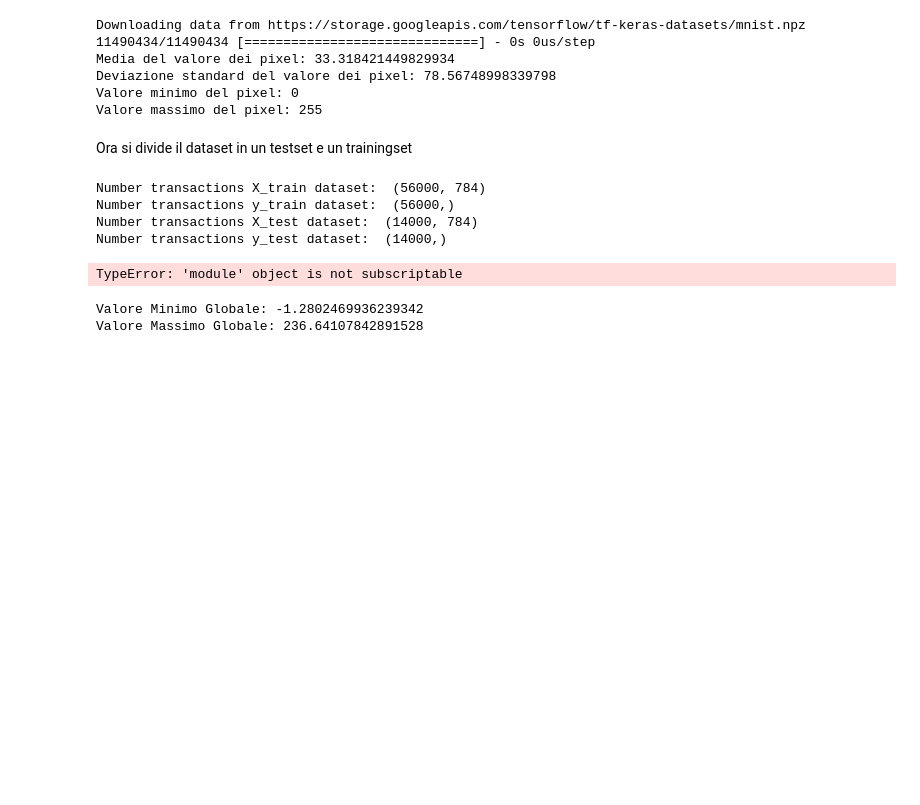
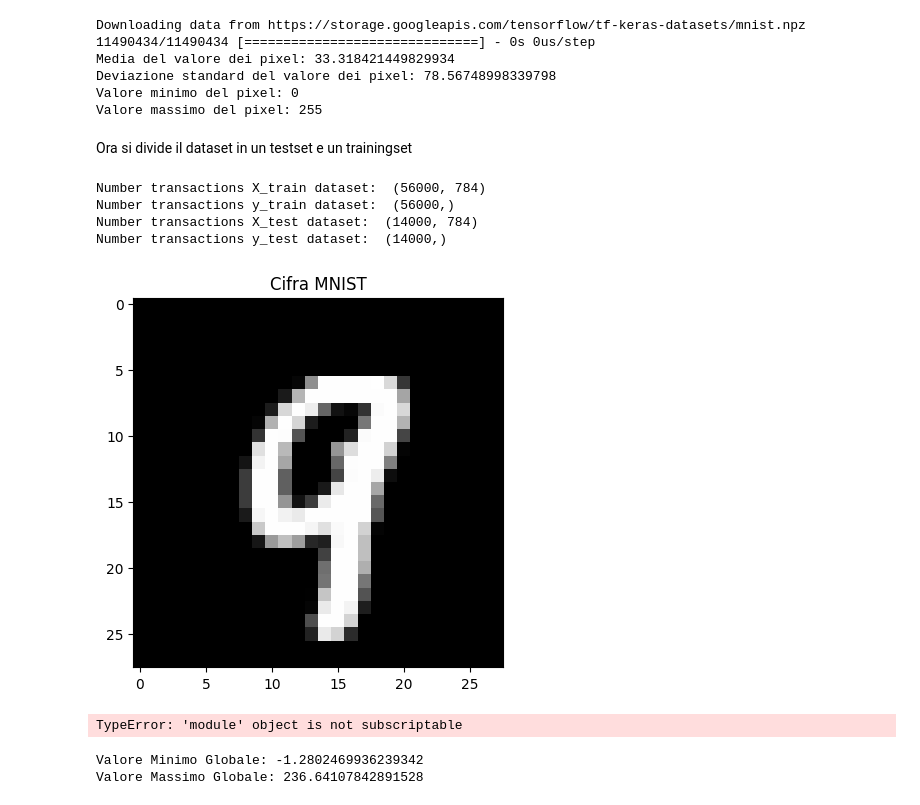
Before and after one commit to Giovanni2132/NumberClassificator, a Jupyter notebook: NumberClassificator.ipynb, the cells around one changed output. Saved outputs shown, nothing was run; the diff lists cells and outputs as text; code cells hidden in the pictures; blank space fills up the shorter version.

```diff
--- a/NumberClassificator.ipynb
+++ b/NumberClassificator.ipynb
@@ -138,6 +138,21 @@ Number transactions X_train dataset:  (56000, 784)
 Number transactions y_train dataset:  (56000,)
 Number transactions X_test dataset:  (14000, 784)
 Number transactions y_test dataset:  (14000,)
+# %%
+import matplotlib.pyplot as plt
+import numpy as np
+
+
+cifra = X.iloc[800]
+cifra_array = cifra.to_numpy()
+
+cifra_reshaped = cifra_array.reshape(28, 28)
+
+plt.imshow(cifra_reshaped, cmap='gray')
+plt.title("Cifra MNIST")
+plt.show()
+# %% [output]
+[figure, added]
 # %%
 import matplotlib.pyplot as plt
 import pandas as pd
```
Also changed, not shown: parts of 5 cells of this notebook.
